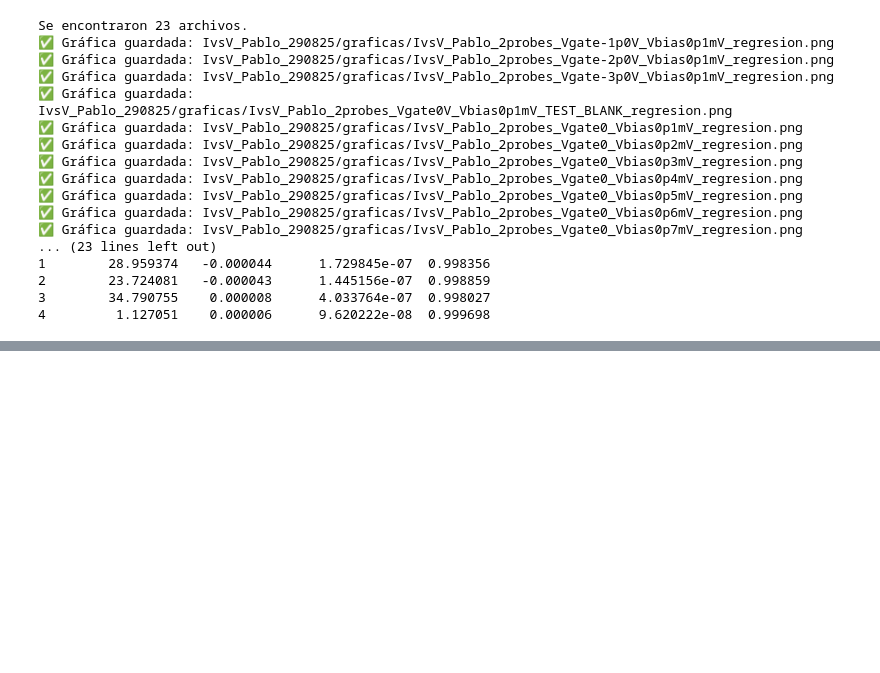
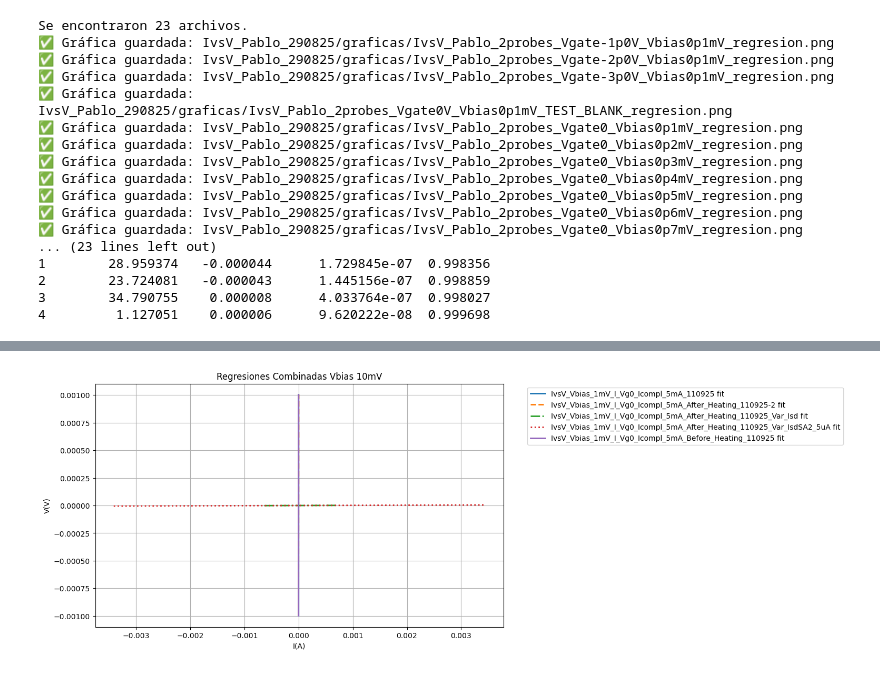
Before and after one commit to P-YepesM/QHE, a Jupyter notebook: IvsVCarpeta.ipynb, the cells around one changed output, grey strips where cells are left out. Saved outputs shown, nothing was run; the diff lists cells and outputs as text; code cells hidden in the pictures; blank space fills up the shorter version.

```diff
--- a/IvsVCarpeta.ipynb
+++ b/IvsVCarpeta.ipynb
@@ -318,0 +437,99 @@ Se encontraron 10 archivos.
+# %%
+import pandas as pd
+import matplotlib.pyplot as plt
+import numpy as np
+from scipy.stats import linregress
+import os
+from glob import glob
+import itertools
+
+# === CONFIGURACIÓN ===
+carpeta_entrada = r"OFET RvsVg/IvsV"  # Cambia por tu ruta
+carpeta_salida = os.path.join(carpeta_entrada, "graficas")
+
+# Crear carpeta de salida si no existe
+os.makedirs(carpeta_salida, exist_ok=True)
+
+# Listar todos los .txt
+archivos = glob(os.path.join(carpeta_entrada, "*.txt"))
+print(f"Se encontraron {len(archivos)} archivos.")
+
+# Lista para guardar resultados
+resultados = []
+
+# Colores y estilos de líneas (para diferenciar cada archivo)
+colores = itertools.cycle(plt.cm.tab10.colors)
+estilos = itertools.cycle(["-", "--", "-.", ":"])
+
+# === FIGURA COMBINADA ===
+plt.figure(figsize=(10, 6))
+
+# === PROCESAR CADA ARCHIVO ===
+for archivo in archivos:
+    try:
+        # Leer archivo
+        df = pd.read_csv(archivo, sep="\t", header=None)
+
+        # Extraer columnas 2 y 4
+        x = pd.to_numeric(df.iloc[:, 1], errors='coerce')
+        y = pd.to_numeric(df.iloc[:, 3], errors='coerce')
+
+        # Eliminar NaN
+        mask = ~np.isnan(x) & ~np.isnan(y)
+        x = x[mask].values
+        y = y[mask].values
+
+        if len(x) < 3:
+            print(f"Archivo {archivo} omitido (datos insuficientes).")
+            continue
+
+        # Regresión lineal
+        res = linregress(x, y)
+        m, b = res.slope, res.intercept
+        SE_m, SE_b = res.stderr, res.intercept_stderr
+        r2 = res.rvalue**2
+
+        # Guardar resultados
+        nombre_base = os.path.splitext(os.path.basename(archivo))[0]
+        resultados.append({
+            "archivo": nombre_base,
+            "pendiente": m,
+            "error_pendiente": SE_m,
+            "intercepto": b,
+            "error_intercepto": SE_b,
+            "R2": r2
+        })
+
+        # Predicción de la recta
+        x_pred = np.linspace(x.min(), x.max(), 100)
+        y_pred = m * x_pred + b
+
+        # Graficar solo la recta
+        plt.plot(x_pred, y_pred, linestyle=next(estilos),
+                 color=next(colores), linewidth=2,
+                 label=f"{nombre_base} fit")
+
+    except Exception as e:
+        print(f"❌ Error procesando {archivo}: {e}")
+
+# === CONFIG FINAL DE LA FIGURA COMBINADA ===
+plt.xlabel("I(A)")
+plt.ylabel("V(V)")
+plt.title("Regresiones Combinadas Vbias 10mV")
+plt.legend(bbox_to_anchor=(1.05, 1), loc='upper left')  # leyenda afuera
+plt.grid(True)
+
+# Guardar figura combinada
+salida_combinada = os.path.join(carpeta_salida, "regresiones_combinadas.png")
+plt.savefig(salida_combinada, dpi=300, bbox_inches='tight')
+plt.show()
+
+print(f"\n📊 Gráfica combinada guardada en: {salida_combinada}")
+
+# === GUARDAR RESUMEN EN CSV ===
+df_resultados = pd.DataFrame(resultados)
+csv_resumen = os.path.join(carpeta_salida, "resultados_regresiones.csv")
+df_resultados.to_csv(csv_resumen, index=False)
+
+print(f"📄 Archivo resumen guardado en: {csv_resumen}")
+# %% [output]
@@ -318,0 +537 @@ Se encontraron 10 archivos.
+[figure, added]
```
Also changed, not shown: parts of 5 cells of this notebook, 38 other files.
